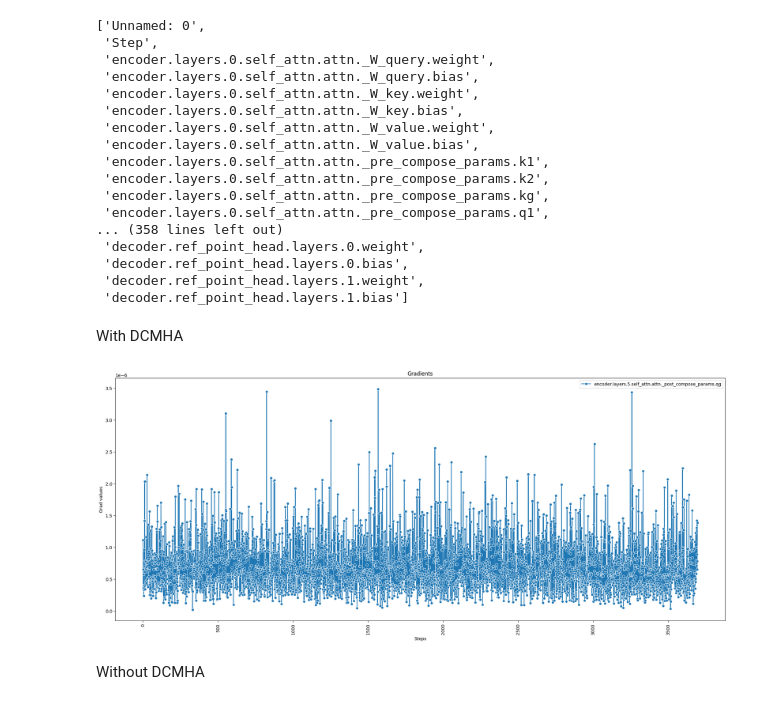
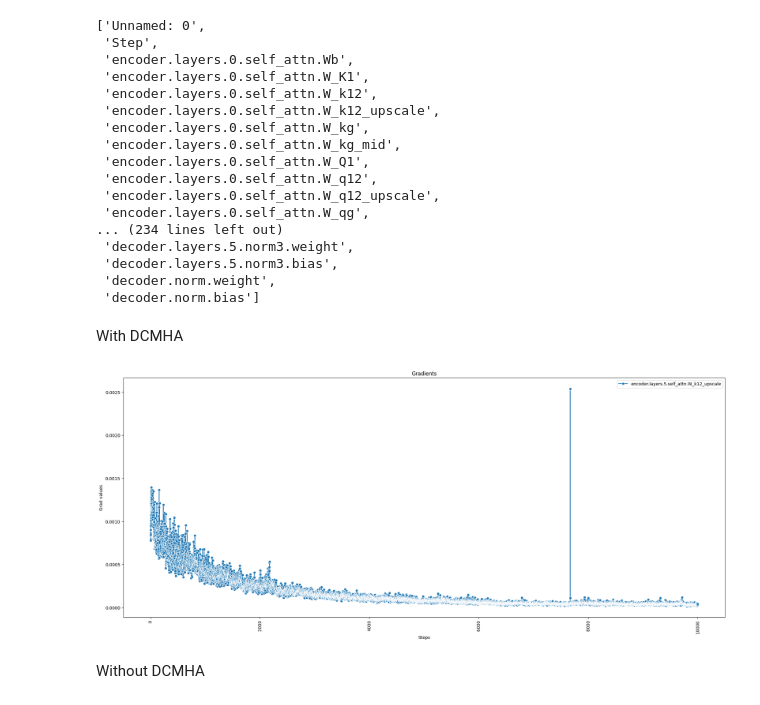
Before and after one commit to FarjadAhmed/detr_custom_dcmha, a Jupyter notebook: plot_grads.ipynb, the cells around one changed output. Saved outputs shown, nothing was run; the diff lists cells and outputs as text; code cells hidden in the pictures.

```diff
--- a/plot_grads.ipynb
+++ b/plot_grads.ipynb
@@ -3,45 +3,48 @@ import pandas as pd
 import seaborn as sns
 import matplotlib.pyplot as plt
 # %%
-df1 =  pd.read_csv('/media/homes/farjad/repos/temp_repos/pair_dcmha/withDCMHA.csv')
-df2 =  pd.read_csv('/media/homes/farjad/repos/temp_repos/pair_dcmha/withoutDCMHA.csv')
+df1 =  pd.read_csv('/media/homes/farjad/repos/detr_custom_dcmha/branched_first_trial_copy/first_half.csv')
+df2=  pd.read_csv('/media/homes/farjad/repos/detr_custom_dcmha/branched_first_trial_copy/second_half.csv')
+# %%
+df = pd.concat([df1, df2])
 # %%
-list(df1.columns)
+list(df.columns)
 # %% [output]
 ['Unnamed: 0',
  'Step',
- 'encoder.layers.0.self_attn.attn._W_query.weight',
- 'encoder.layers.0.self_attn.attn._W_query.bias',
- 'encoder.layers.0.self_attn.attn._W_key.weight',
- 'encoder.layers.0.self_attn.attn._W_key.bias',
- 'encoder.layers.0.self_attn.attn._W_value.weight',
- 'encoder.layers.0.self_attn.attn._W_value.bias',
- 'encoder.layers.0.self_attn.attn._pre_compose_params.k1',
- 'encoder.layers.0.self_attn.attn._pre_compose_params.k2',
- 'encoder.layers.0.self_attn.attn._pre_compose_params.kg',
- 'encoder.layers.0.self_attn.attn._pre_compose_params.q1',
-... (358 lines left out)
- 'decoder.ref_point_head.layers.0.weight',
- 'decoder.ref_point_head.layers.0.bias',
- 'decoder.ref_point_head.layers.1.weight',
- 'decoder.ref_point_head.layers.1.bias']
+ 'encoder.layers.0.self_attn.Wb',
+ 'encoder.layers.0.self_attn.W_K1',
+ 'encoder.layers.0.self_attn.W_k12',
+ 'encoder.layers.0.self_attn.W_k12_upscale',
+ 'encoder.layers.0.self_attn.W_kg',
+ 'encoder.layers.0.self_attn.W_kg_mid',
+ 'encoder.layers.0.self_attn.W_Q1',
+ 'encoder.layers.0.self_attn.W_q12',
+ 'encoder.layers.0.self_attn.W_q12_upscale',
+ 'encoder.layers.0.self_attn.W_qg',
+... (234 lines left out)
+ 'decoder.layers.5.norm3.weight',
+ 'decoder.layers.5.norm3.bias',
+ 'decoder.norm.weight',
+ 'decoder.norm.bias']
 # %% [markdown]
 With DCMHA
 # %%
-col = 'encoder.layers.5.self_attn.attn._post_compose_params.qg'
+col = 'encoder.layers.5.self_attn.W_k12_upscale'
+# col = 'encoder.layers.5.self_attn.Wb'
 # col = 'encoder.layers.2.self_attn.attn._pre_compose_params.k1'
 
 plt.figure(figsize=(25, 10))
-sns.lineplot(x='Step', y=col, data=df1, label=col, marker='o')
+sns.lineplot(x='Step', y=col, data=df, label=col, marker='o')
 # sns.lineplot(x='time', y='incremental_cac', data=stuff_t, label='Use obs True', marker='o')
 plt.xlabel('Steps')
 plt.ylabel('Grad values')
 plt.title('Gradients')
 plt.legend()
 plt.xticks(rotation=90)
 plt.show()
 # %% [output]
-[figure, old version]
+[figure, new version]
 # %% [markdown]
 Without DCMHA
 # %%
```
Also changed, not shown: parts of 1 cell of this notebook, 2 other files.
